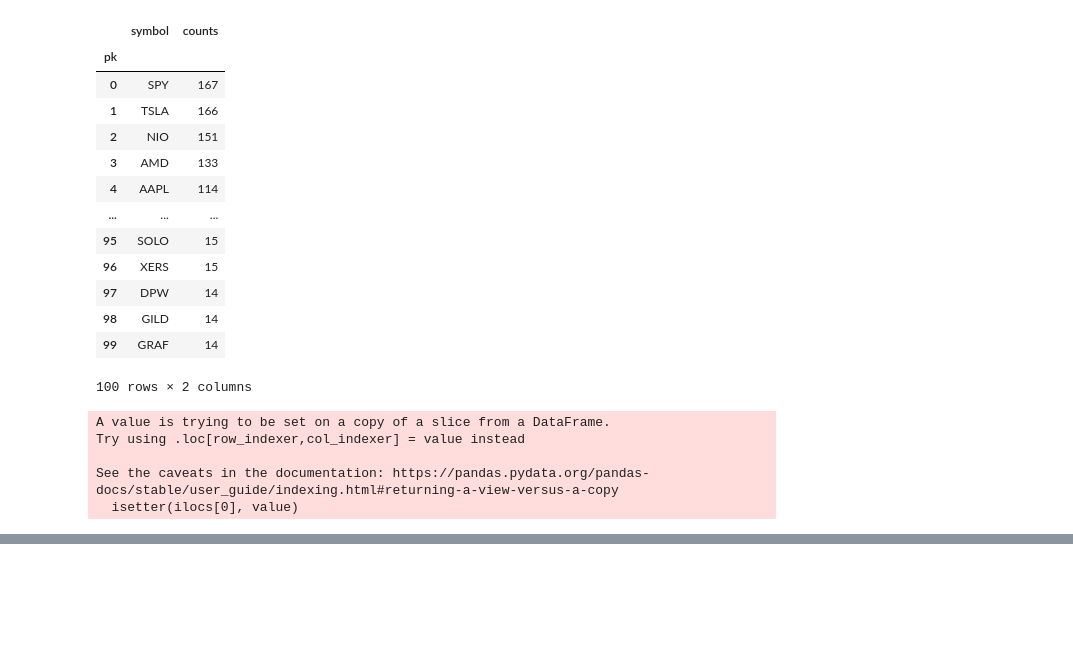
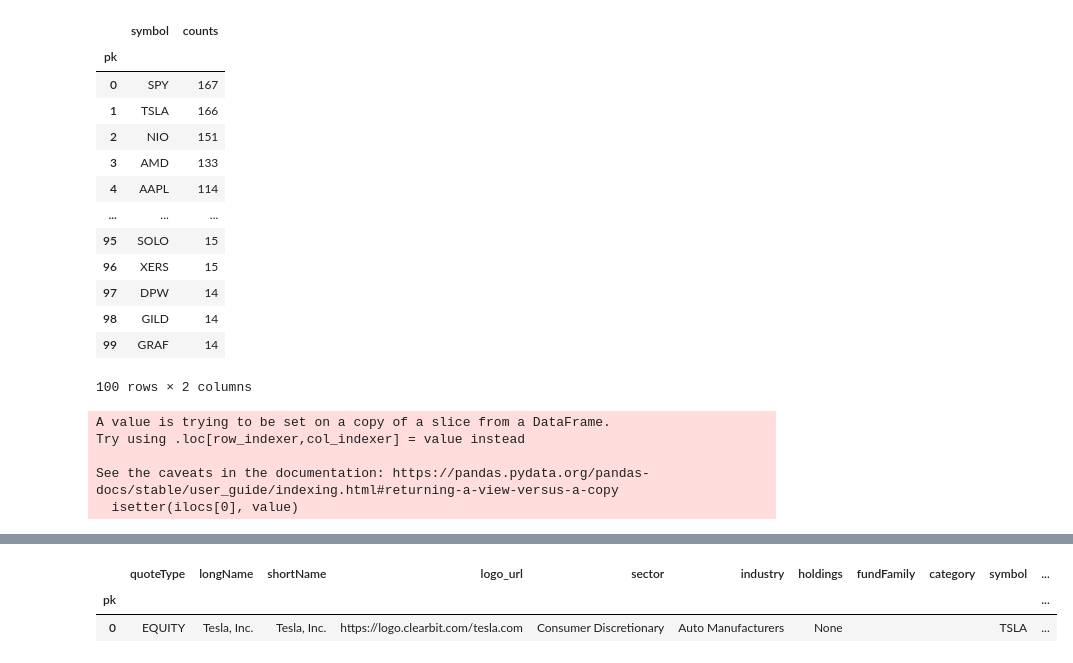
Before and after one commit to kyle-rgb/Discord_Project, a Jupyter notebook: notebooks/Data_Cleaning.ipynb, the cells around one changed output, grey strips where cells are left out. Cells and saved outputs as stored; diff of their text form; code cells hidden in the pictures; blank space fills up the shorter version.

```diff
--- a/notebooks/Data_Cleaning.ipynb
+++ b/notebooks/Data_Cleaning.ipynb
@@ -3691,0 +3739,6 @@ with sql.connect("../data/interim/companies.db") as con:
+# %%
+reader
+# %% [output]
+|  | quoteType | longName | shortName | logo_url | sector | industry | holdings | fundFamily | category | symbol | ... |
+| pk |  |  |  |  |  |  |  |  |  |  | ... |
+| 0 | EQUITY | Tesla, Inc. | Tesla, Inc. | https://logo.clearbit.com/tesla.com | Consumer Discretionary | Auto Manufacturers | None |  |  | TSLA | ... |
```
Also changed, not shown: parts of 7 cells of this notebook, 5 other files.
